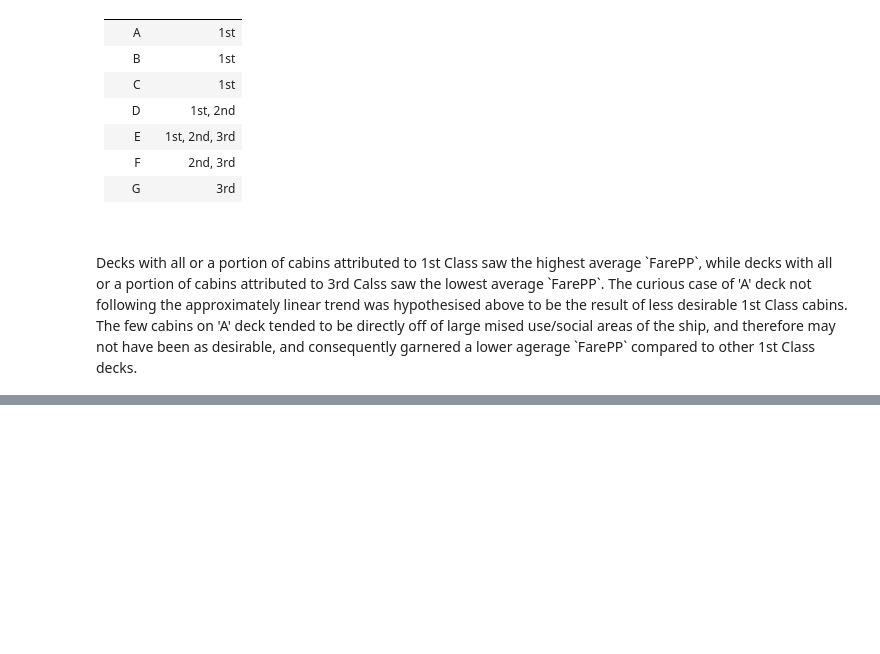
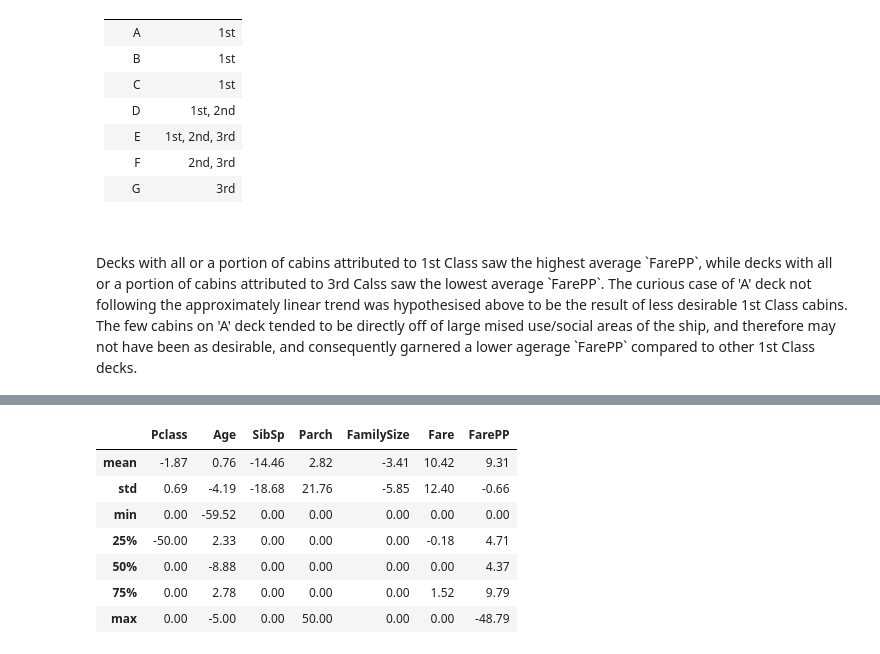
Before and after one commit to ddiston/Kaggle_Titanic, a Jupyter notebook: 01-Titanic_Preprocessing.ipynb, the cells around one changed output, grey strips where cells are left out. Saved outputs shown, nothing was run; the diff lists cells and outputs as text; code cells hidden in the pictures; blank space fills up the shorter version.

```diff
--- a/01-Titanic_Preprocessing.ipynb
+++ b/01-Titanic_Preprocessing.ipynb
@@ -1377,0 +1384,18 @@ Decks with all or a portion of cabins attributed to 1st Class saw the highest av
+# %%
+aggdf = df.describe()
+aggdf.drop(['Survived'], axis = 1, inplace = True)
+aggdf2 = df2.describe()
+# %%
+compdfp = round((aggdf2 - aggdf) / (aggdf + 0.000001) * 100, 2)
+compdfp.drop(['PassengerId'], axis = 1, inplace = True)
+compdfp.drop(['count'], inplace = True)
+compdfp
+# %% [output]
+|  | Pclass | Age | SibSp | Parch | FamilySize | Fare | FarePP |
+| mean | -1.87 | 0.76 | -14.46 | 2.82 | -3.41 | 10.42 | 9.31 |
+| std | 0.69 | -4.19 | -18.68 | 21.76 | -5.85 | 12.40 | -0.66 |
+| min | 0.00 | -59.52 | 0.00 | 0.00 | 0.00 | 0.00 | 0.00 |
+| 25% | -50.00 | 2.33 | 0.00 | 0.00 | 0.00 | -0.18 | 4.71 |
+| 50% | 0.00 | -8.88 | 0.00 | 0.00 | 0.00 | 0.00 | 4.37 |
+| 75% | 0.00 | 2.78 | 0.00 | 0.00 | 0.00 | 1.52 | 9.79 |
+| max | 0.00 | -5.00 | 0.00 | 50.00 | 0.00 | 0.00 | -48.79 |
```
Also changed, not shown: parts of 7 cells of this notebook.
